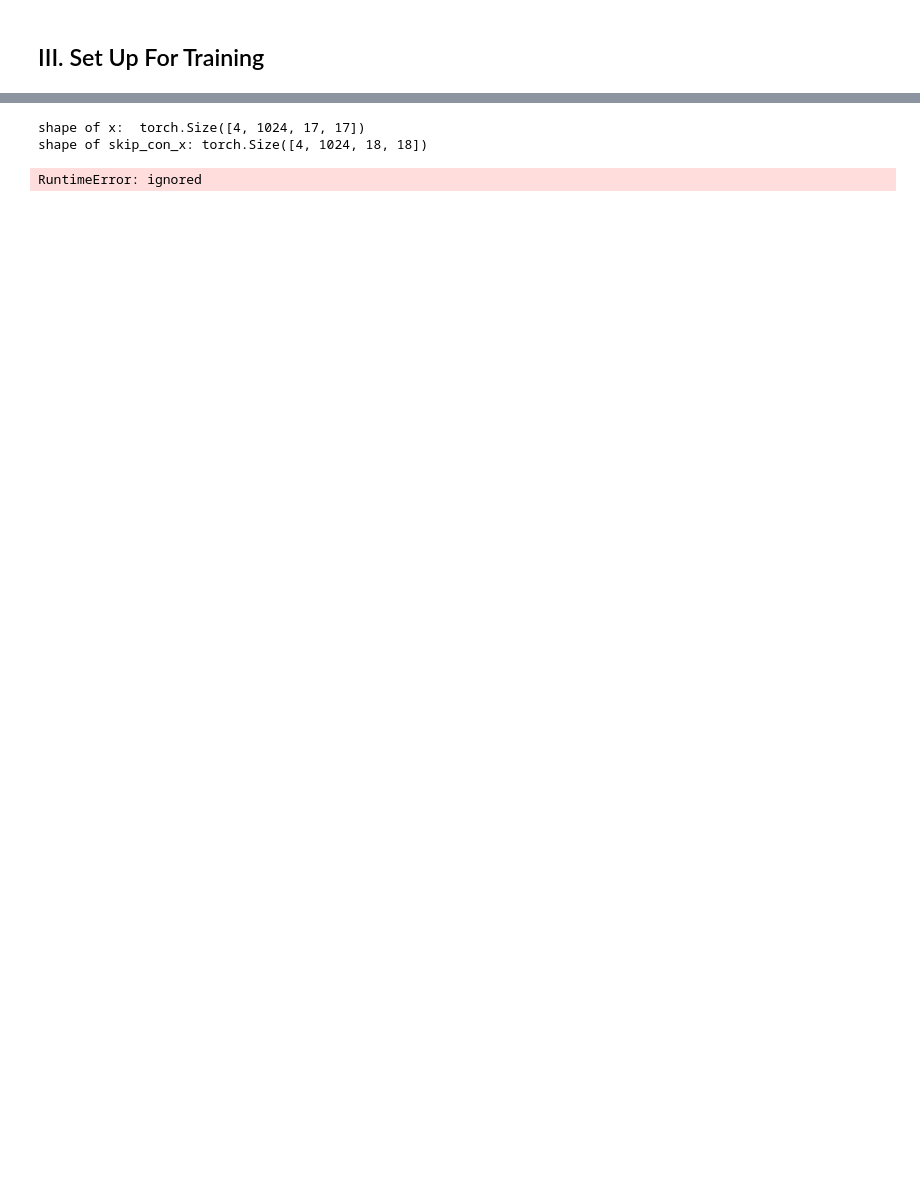
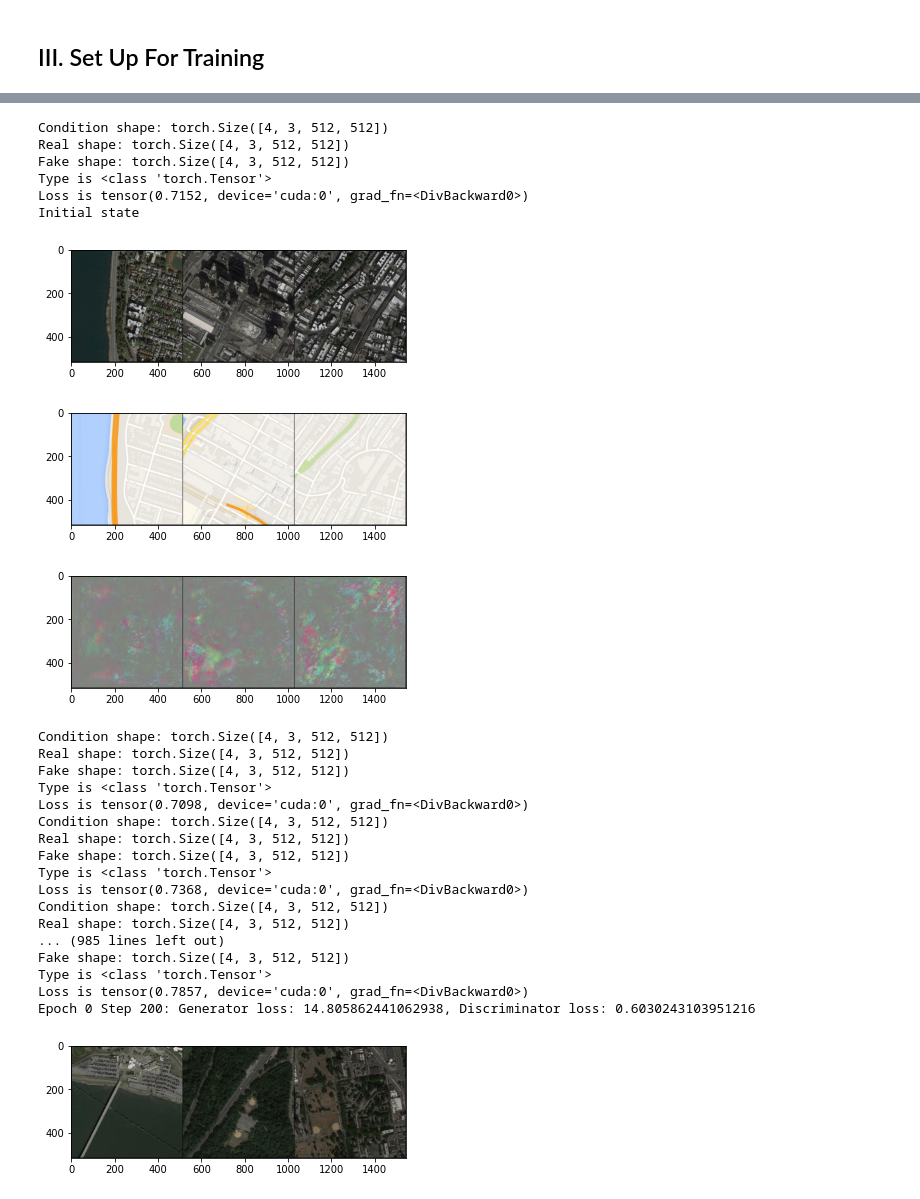
Before and after one commit to fudw/satellite-imagery-to-maps, a Jupyter notebook: satellite_2_maps_pix2pix_pytorch.ipynb, the cells around one changed output, grey strips where cells are left out. Drawn from its saved outputs; the diff is of its cells as text; code cells hidden in the pictures; blank space fills up the shorter version.

```diff
--- a/satellite_2_maps_pix2pix_pytorch.ipynb
+++ b/satellite_2_maps_pix2pix_pytorch.ipynb
@@ -313,12 +350,15 @@ def show_image(image_tensor, num_images=3, size=(1, 32, 32)):
 # %%
 # Define training loop
 def train(save_model=False):
-    mean_generator_loss = 0
-    mean_discriminator_loss = 0
+    mean_gen_loss = 0
+    mean_disc_loss = 0
     dataloader = DataLoader(dataset, batch_size=batch_size, shuffle=True)
     current_step = 0
-
+    history = {'gen_loss': [],
+               'disc_loss': []}
     for epoch in range(n_epochs):
+        epoch_disc_loss = 0
+        epoch_gen_loss = 0
         # Dataloader returns a batch
         for image, _ in tqdm(dataloader):
             image_width = image.shape[3]
@@ -353,11 +393,10 @@ def train(save_model=False):
             gen_opt.step()
 
             # Record average losses
-            print('Type is', type(disc_loss))
-            print('Loss is', disc_loss)
-            mean_discriminator_loss += disc_loss.item() / display_step
-            mean_generator_loss += gen_loss.item() / display_step
-
+            mean_disc_loss += disc_loss.item() / display_step
+            mean_gen_loss += gen_loss.item() / display_step
+            epoch_disc_loss += disc_loss.item()
+            epoch_gen_loss += gen_loss.item()
             # Visualise at interval
             if current_step % display_step == 0:
                 if current_step > 0:
@@ -377,6 +416,11 @@ def train(save_model=False):
                                 'disc_opt' : disc_opt.state_dict(),
                                 }, f'sat2maps_{current_step}.pth')
             current_step += 1
+
+        # Plot losses vs epochs
+        history['disc_loss'].append(epoch_disc_loss)
+        history['gen_loss'] .append(epoch_gen_loss)
+        plot_losses(history)
 # %%
 from torchsummary import summary
 # %%
@@ -391,6 +449,30 @@ RuntimeError: ignored
 # %%
-train()
+train(save_model=True)
 # %% [output]
-shape of x:  torch.Size([4, 1024, 17, 17])
-shape of skip_con_x: torch.Size([4, 1024, 18, 18])
+Condition shape: torch.Size([4, 3, 512, 512])
+Real shape: torch.Size([4, 3, 512, 512])
+Fake shape: torch.Size([4, 3, 512, 512])
+Type is <class 'torch.Tensor'>
+Loss is tensor(0.7152, device='cuda:0', grad_fn=<DivBackward0>)
+Initial state
+[figure, added]
+[figure, added]
+[figure, added]
-RuntimeError: ignored
+Condition shape: torch.Size([4, 3, 512, 512])
+Real shape: torch.Size([4, 3, 512, 512])
+Fake shape: torch.Size([4, 3, 512, 512])
+Type is <class 'torch.Tensor'>
+Loss is tensor(0.7098, device='cuda:0', grad_fn=<DivBackward0>)
+Condition shape: torch.Size([4, 3, 512, 512])
+Real shape: torch.Size([4, 3, 512, 512])
+Fake shape: torch.Size([4, 3, 512, 512])
+Type is <class 'torch.Tensor'>
+Loss is tensor(0.7368, device='cuda:0', grad_fn=<DivBackward0>)
+Condition shape: torch.Size([4, 3, 512, 512])
+Real shape: torch.Size([4, 3, 512, 512])
+... (985 lines left out)
+Fake shape: torch.Size([4, 3, 512, 512])
+Type is <class 'torch.Tensor'>
+Loss is tensor(0.7857, device='cuda:0', grad_fn=<DivBackward0>)
+Epoch 0 Step 200: Generator loss: 14.805862441062938, Discriminator loss: 0.6030243103951216
+[figure, added]
```
Also changed, not shown: parts of 17 cells of this notebook.
